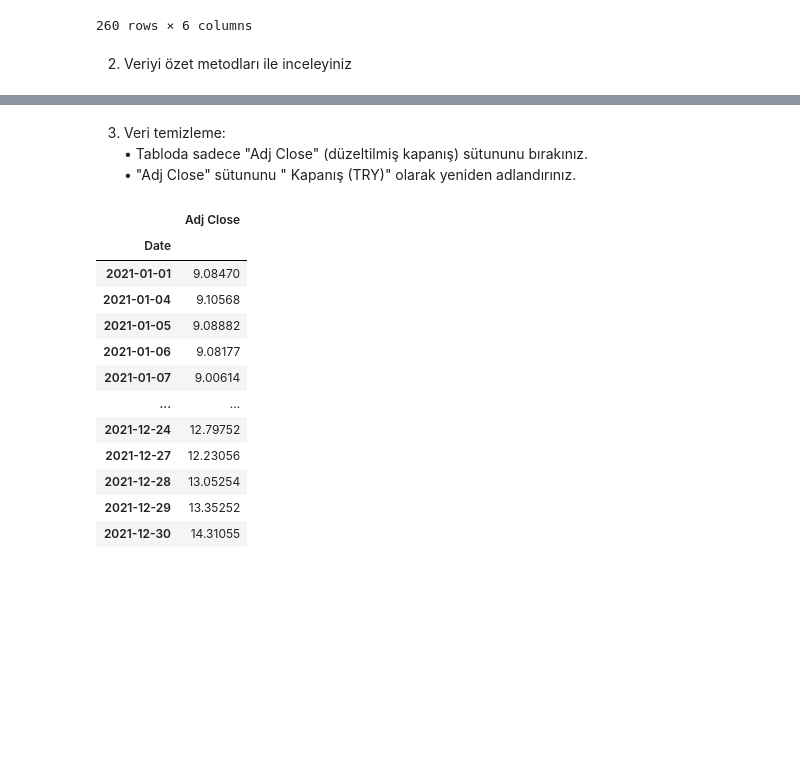
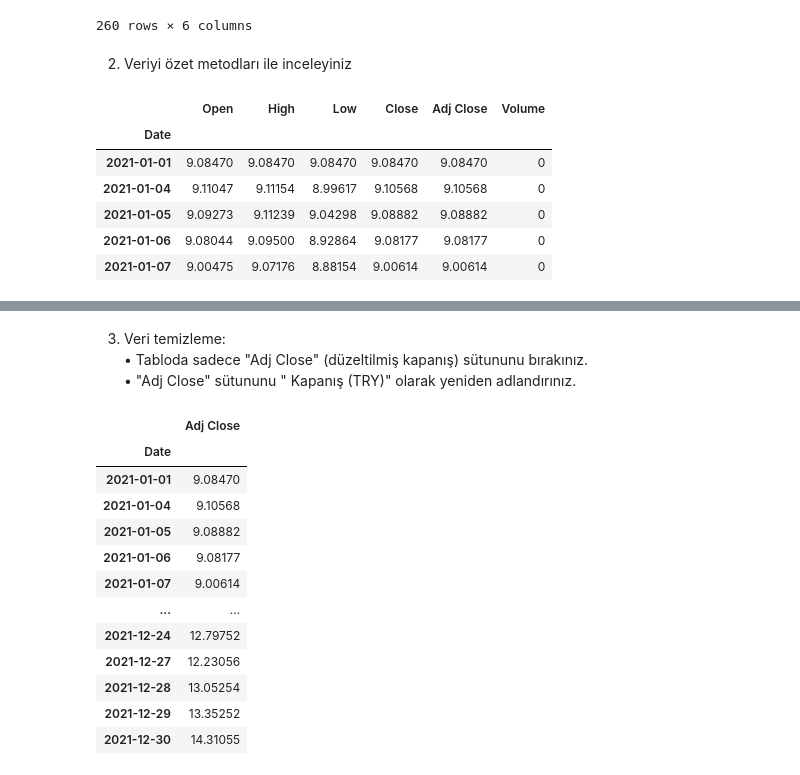
Before and after one commit to fatmakara/PythonVeriAnaliz, a Jupyter notebook: Odev3_Python_Veri_Analizi_Egitimi__ogrenci_ad_soyad__ipynb_adlı_not_defterinin_kopyası.ipynb, the cells around one changed output, grey strips where cells are left out. Cells and saved outputs as stored; diff of their text form; code cells hidden in the pictures; blank space fills up the shorter version.

```diff
--- a/Odev3_Python_Veri_Analizi_Egitimi__ogrenci_ad_soyad__ipynb_adlı_not_defterinin_kopyası.ipynb
+++ b/Odev3_Python_Veri_Analizi_Egitimi__ogrenci_ad_soyad__ipynb_adlı_not_defterinin_kopyası.ipynb
@@ -52,3 +35,13 @@ kur
 260 rows × 6 columns
 # %% [markdown]
 2. Veriyi özet metodları ile inceleyiniz
+# %%
+kur.head()
+# %% [output]
+|  | Open | High | Low | Close | Adj Close | Volume |
+| Date |  |  |  |  |  |  |
+| 2021-01-01 | 9.08470 | 9.08470 | 9.08470 | 9.08470 | 9.08470 | 0 |
+| 2021-01-04 | 9.11047 | 9.11154 | 8.99617 | 9.10568 | 9.10568 | 0 |
+| 2021-01-05 | 9.09273 | 9.11239 | 9.04298 | 9.08882 | 9.08882 | 0 |
+| 2021-01-06 | 9.08044 | 9.09500 | 8.92864 | 9.08177 | 9.08177 | 0 |
+| 2021-01-07 | 9.00475 | 9.07176 | 8.88154 | 9.00614 | 9.00614 | 0 |
```
Also changed, not shown: parts of 12 cells of this notebook.
